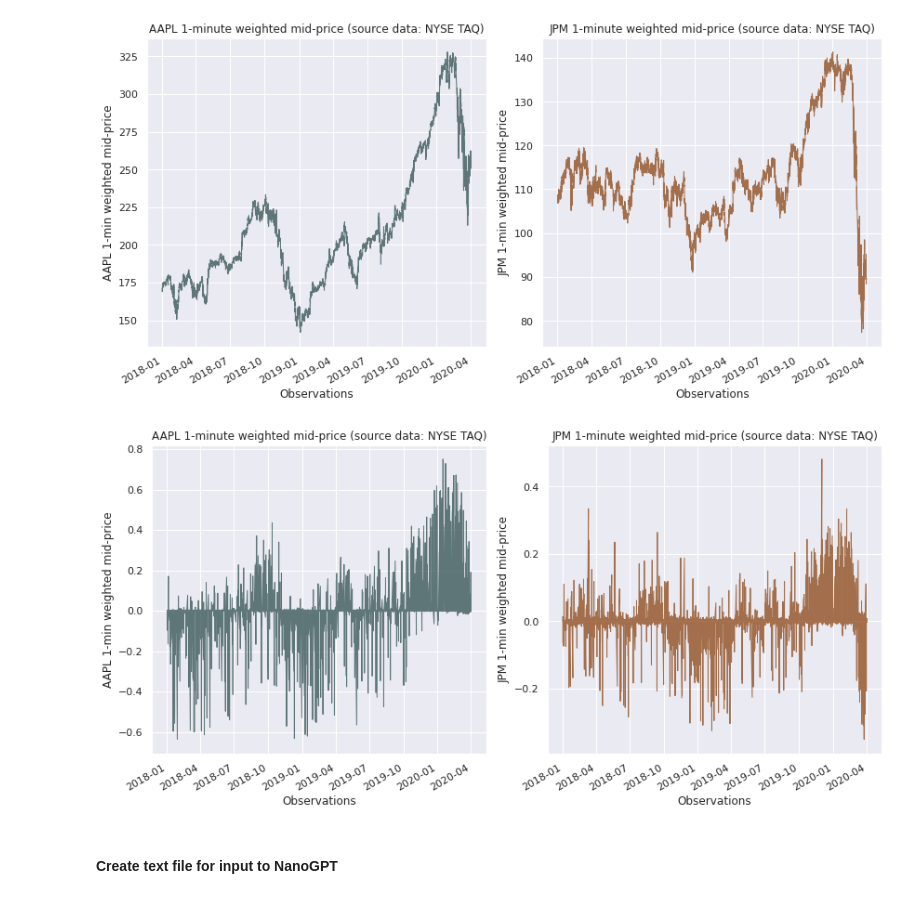
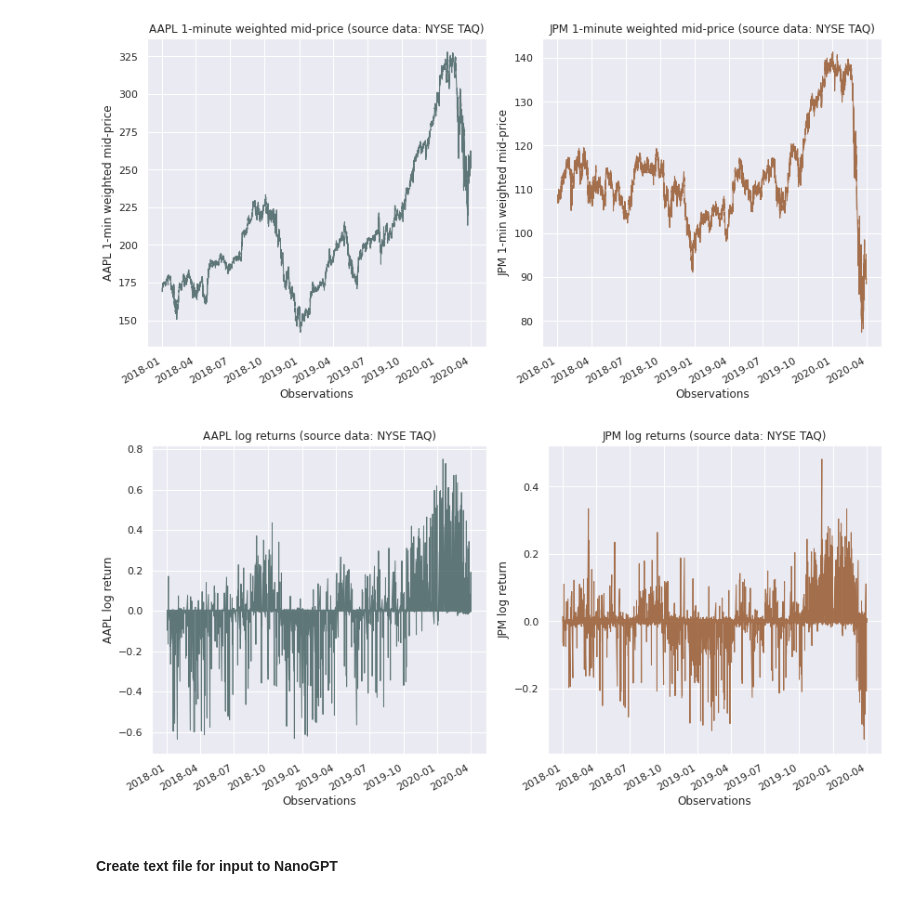
Before and after one commit to g-i-o-r-g-i-o/volgpt, a Jupyter notebook: volgpt.ipynb, the cells around one changed output. Drawn from its saved outputs; the diff is of its cells as text; code cells hidden in the pictures.

```diff
--- a/volgpt.ipynb
+++ b/volgpt.ipynb
@@ -151,30 +151,30 @@ plt.show()
 # %%
 import numpy as np
 import pandas as pd
 import matplotlib.pyplot as plt
 import seaborn as sns
 
 sns.set_theme(style='darkgrid') # Set Seaborn dark theme
 fig, (ax1, ax2) = plt.subplots(1, 2, figsize=(12, 6))
 
 # Plot AAPL
 z = AAPL_lr
 z = z.replace('UNK', np.nan)  # Replace 'UNK' values with NaN
 z = z.astype(float).dropna()  # Convert the series to float type and drop NaN values
 z = z[z != 0].copy()  # Filter out zero values
-z.plot(ax=ax1, title="AAPL 1-minute weighted mid-price (source data: NYSE TAQ)", xlabel="Observations", ylabel="AAPL 1-min weighted mid-price", color='darkslategrey', linewidth=1.0, alpha=0.75)
+z.plot(ax=ax1, title="AAPL log returns (source data: NYSE TAQ)", xlabel="Observations", ylabel="AAPL log return", color='darkslategrey', linewidth=1.0, alpha=0.75)
 
 # Plot JPM
 z1 = JPM_lr
 z1 = z1.replace('UNK', np.nan)  # Replace 'UNK' values with NaN
 z1 = z1.astype(float).dropna()  # Convert the series to float type and drop NaN values
 z1 = z1[z1 != 0].copy()  # Filter out zero values
-z1.plot(ax=ax2, title="JPM 1-minute weighted mid-price (source data: NYSE TAQ)", xlabel="Observations", ylabel="JPM 1-min weighted mid-price", color='saddlebrown', linewidth=1.0, alpha=0.75)
+z1.plot(ax=ax2, title="JPM log returns (source data: NYSE TAQ)", xlabel="Observations", ylabel="JPM log return", color='saddlebrown', linewidth=1.0, alpha=0.75)
 
 plt.tight_layout()
 plt.show()
 # %% [output]
-[figure, old version]
+[figure, new version]
 # %% [markdown]
 #### Create text file for input to NanoGPT
 # %%
```
Also changed, not shown: parts of 17 cells of this notebook, 7 other files.
